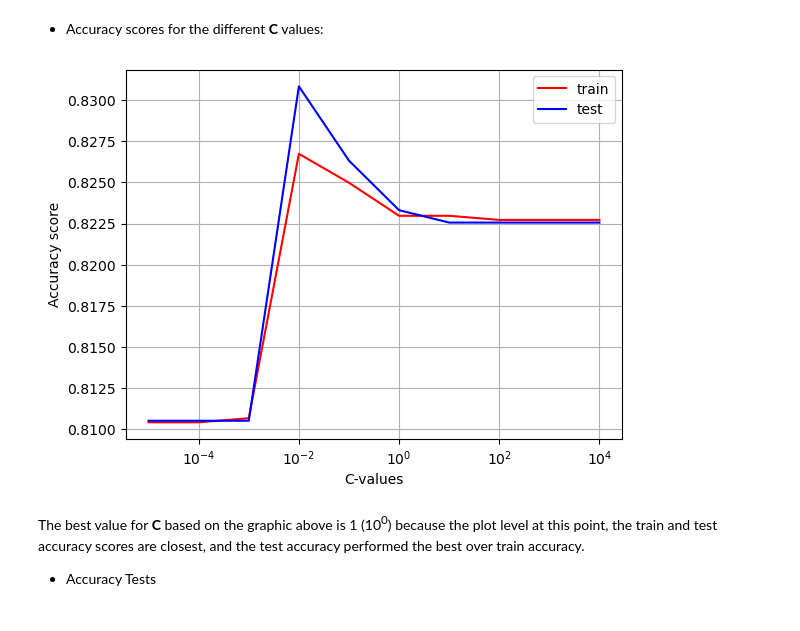
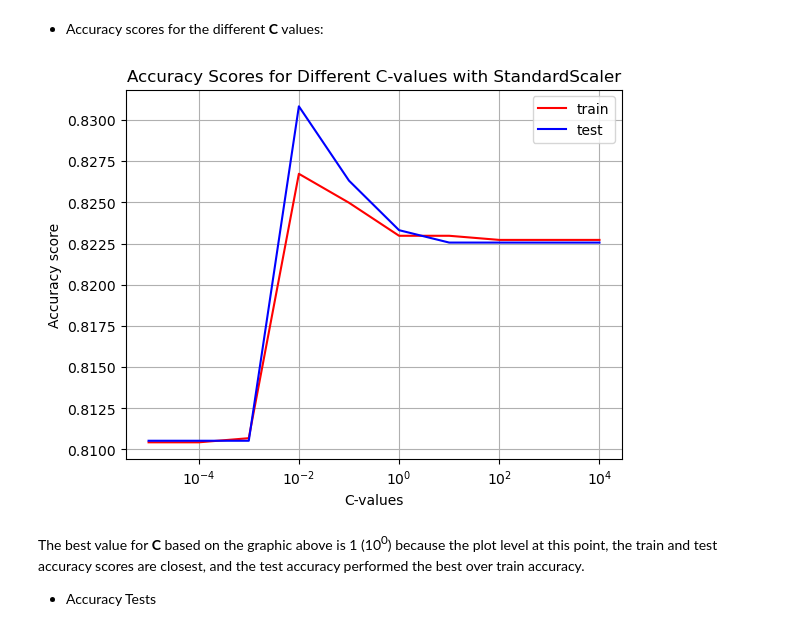
Before and after one commit to danielamartinezli/wine_classification, a Jupyter notebook: notebook/wine_quality.ipynb, the cells around one changed output. Drawn from its saved outputs; the diff is of its cells as text; code cells hidden in the pictures.

```diff
--- a/notebook/wine_quality.ipynb
+++ b/notebook/wine_quality.ipynb
@@ -790,18 +798,19 @@ Runtime: 0.71 seconds
 # %%
 # visualize accuracies for different C-values
 plt.figure()
 plt.plot(C_values, train_acc_ss, c='red', label='train')
 plt.plot(C_values, test_acc_ss, c='blue', label='test')
 plt.xscale('log')
 
 # Labels
+plt.title('Accuracy Scores for Different C-values with StandardScaler')
 plt.xlabel('C-values')
 plt.ylabel('Accuracy score')
 plt.legend()
 plt.grid(True)
 plt.show()
 # %% [output]
-[figure, old version]
+[figure, new version]
 # %% [markdown]
 The best value for **C** based on the graphic above is 1 (10<sup>0</sup>) because the plot level at this point, the train and test accuracy scores are closest, and the test accuracy performed the best over train accuracy.
 
```
Also changed, not shown: parts of 56 cells of this notebook.
